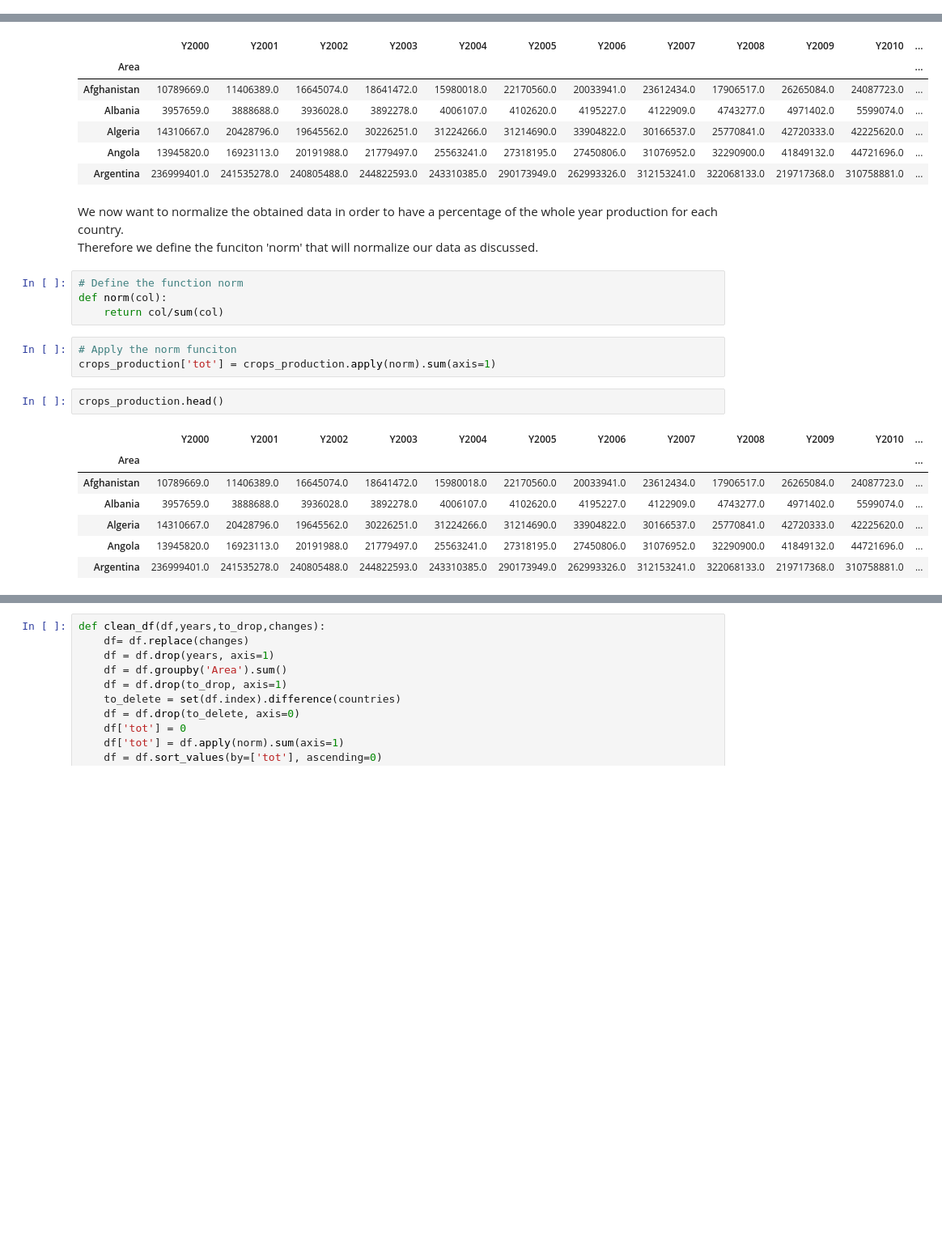
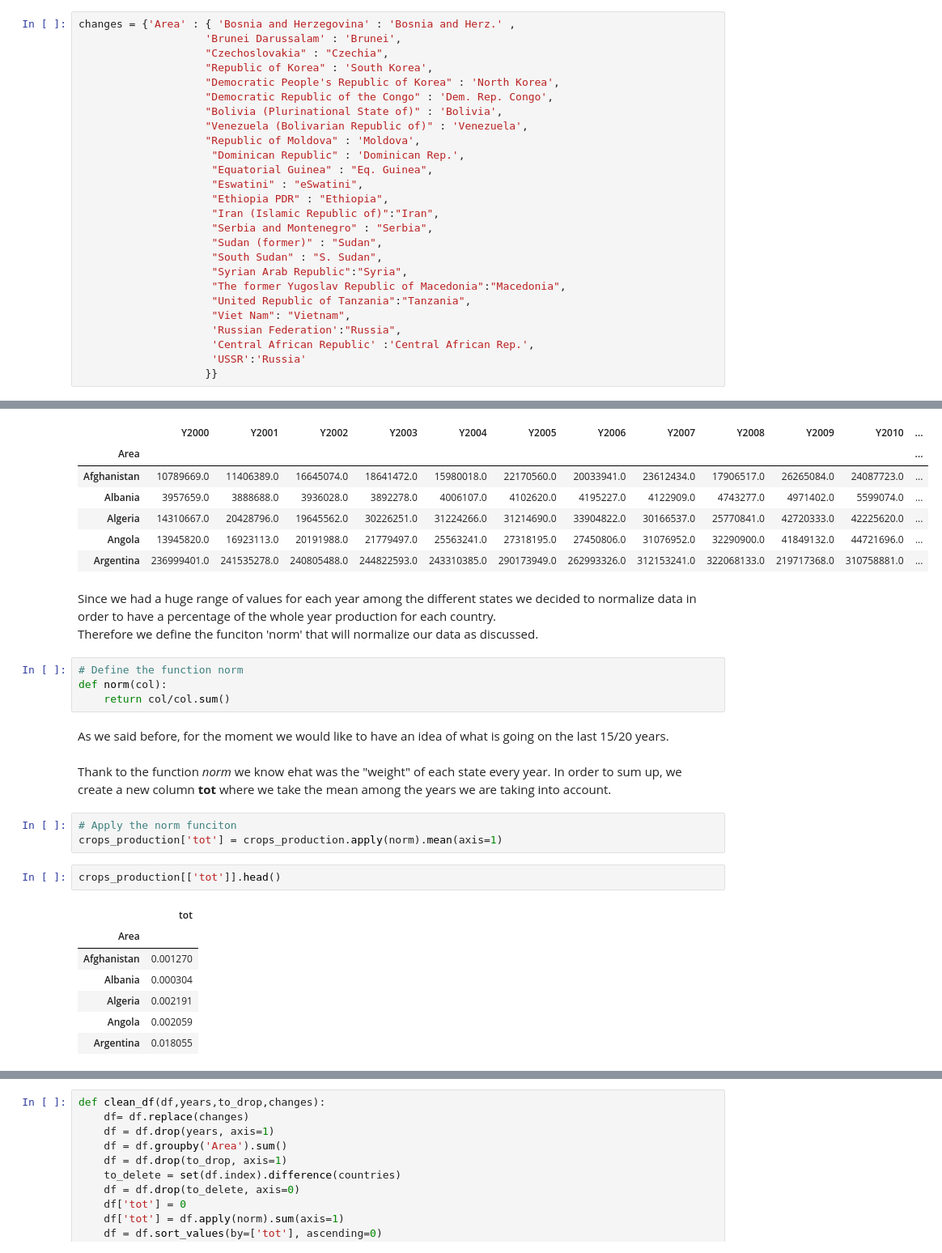
Before and after one commit to GabboM/ADA_Project, a Jupyter notebook: Milestone_2.ipynb, the cells around one changed output, grey strips where cells are left out. Shown at 81% size. Saved outputs shown, nothing was run; the diff lists cells and outputs as text; blank space fills up the shorter version.

```diff
--- a/Milestone_2.ipynb
+++ b/Milestone_2.ipynb
@@ -123,0 +138,26 @@ crops_production.head()
+# %%
+changes = {'Area' : { 'Bosnia and Herzegovina' : 'Bosnia and Herz.' ,
+                    'Brunei Darussalam' : 'Brunei',
+                    "Czechoslovakia" : "Czechia",
+                    "Republic of Korea" : 'South Korea',
+                    "Democratic People's Republic of Korea" : 'North Korea',
+                    "Democratic Republic of the Congo" : 'Dem. Rep. Congo',
+                    "Bolivia (Plurinational State of)" : 'Bolivia',
+                    "Venezuela (Bolivarian Republic of)" : 'Venezuela',
+                    "Republic of Moldova" : 'Moldova',
+                     "Dominican Republic" : 'Dominican Rep.',
+                     "Equatorial Guinea" : "Eq. Guinea",
+                     "Eswatini" : "eSwatini",
+                     "Ethiopia PDR" : "Ethiopia",
+                     "Iran (Islamic Republic of)":"Iran",
+                     "Serbia and Montenegro" : "Serbia",
+                     "Sudan (former)" : "Sudan",
+                     "South Sudan" : "S. Sudan",
+                     "Syrian Arab Republic":"Syria",
+                     "The former Yugoslav Republic of Macedonia":"Macedonia",
+                     "United Republic of Tanzania":"Tanzania",
+                     "Viet Nam": "Vietnam",
+                     'Russian Federation':"Russia",
+                     'Central African Republic' :'Central African Rep.',
+                     'USSR':'Russia'
+                    }}
@@ -191,23 +220,28 @@ crops_production.head()
 | Angola | 13945820.0 | 16923113.0 | 20191988.0 | 21779497.0 | 25563241.0 | 27318195.0 | 27450806.0 | 31076952.0 | 32290900.0 | 41849132.0 | 44721696.0 | ... |
 | Argentina | 236999401.0 | 241535278.0 | 240805488.0 | 244822593.0 | 243310385.0 | 290173949.0 | 262993326.0 | 312153241.0 | 322068133.0 | 219717368.0 | 310758881.0 | ... |
 # %% [markdown]
-We now want to normalize the obtained data in order to have a percentage of the whole year production for each country.
+Since we had a huge range of values for each year among the different states we decided to normalize data in order to have a percentage of the whole year production for each country.
 <br>
 Therefore we define the funciton 'norm' that will normalize our data as discussed.
 # %%
 # Define the function norm
 def norm(col):
-    return col/sum(col)
+    return col/col.sum()
+# %% [markdown]
+As we said before, for the moment we would like to have an idea of what is going on the last 15/20 years.
+<br>
+<br>
+Thank to the function *norm* we know ehat was the "weight" of each state every year. In order to sum up, we create a new column **tot** where we take the mean among the years we are taking into account.
 # %%
 # Apply the norm funciton
-crops_production['tot'] = crops_production.apply(norm).sum(axis=1)
+crops_production['tot'] = crops_production.apply(norm).mean(axis=1)
 # %%
-crops_production.head()
+crops_production[['tot']].head()
 # %% [output]
-|  | Y2000 | Y2001 | Y2002 | Y2003 | Y2004 | Y2005 | Y2006 | Y2007 | Y2008 | Y2009 | Y2010 | ... |
-| Area |  |  |  |  |  |  |  |  |  |  |  | ... |
-| Afghanistan | 10789669.0 | 11406389.0 | 16645074.0 | 18641472.0 | 15980018.0 | 22170560.0 | 20033941.0 | 23612434.0 | 17906517.0 | 26265084.0 | 24087723.0 | ... |
-| Albania | 3957659.0 | 3888688.0 | 3936028.0 | 3892278.0 | 4006107.0 | 4102620.0 | 4195227.0 | 4122909.0 | 4743277.0 | 4971402.0 | 5599074.0 | ... |
-| Algeria | 14310667.0 | 20428796.0 | 19645562.0 | 30226251.0 | 31224266.0 | 31214690.0 | 33904822.0 | 30166537.0 | 25770841.0 | 42720333.0 | 42225620.0 | ... |
-| Angola | 13945820.0 | 16923113.0 | 20191988.0 | 21779497.0 | 25563241.0 | 27318195.0 | 27450806.0 | 31076952.0 | 32290900.0 | 41849132.0 | 44721696.0 | ... |
-| Argentina | 236999401.0 | 241535278.0 | 240805488.0 | 244822593.0 | 243310385.0 | 290173949.0 | 262993326.0 | 312153241.0 | 322068133.0 | 219717368.0 | 310758881.0 | ... |
+|  | tot |
+| Area |  |
+| Afghanistan | 0.001270 |
+| Albania | 0.000304 |
+| Algeria | 0.002191 |
+| Angola | 0.002059 |
+| Argentina | 0.018055 |
```
Also changed, not shown: parts of 72 cells of this notebook.
